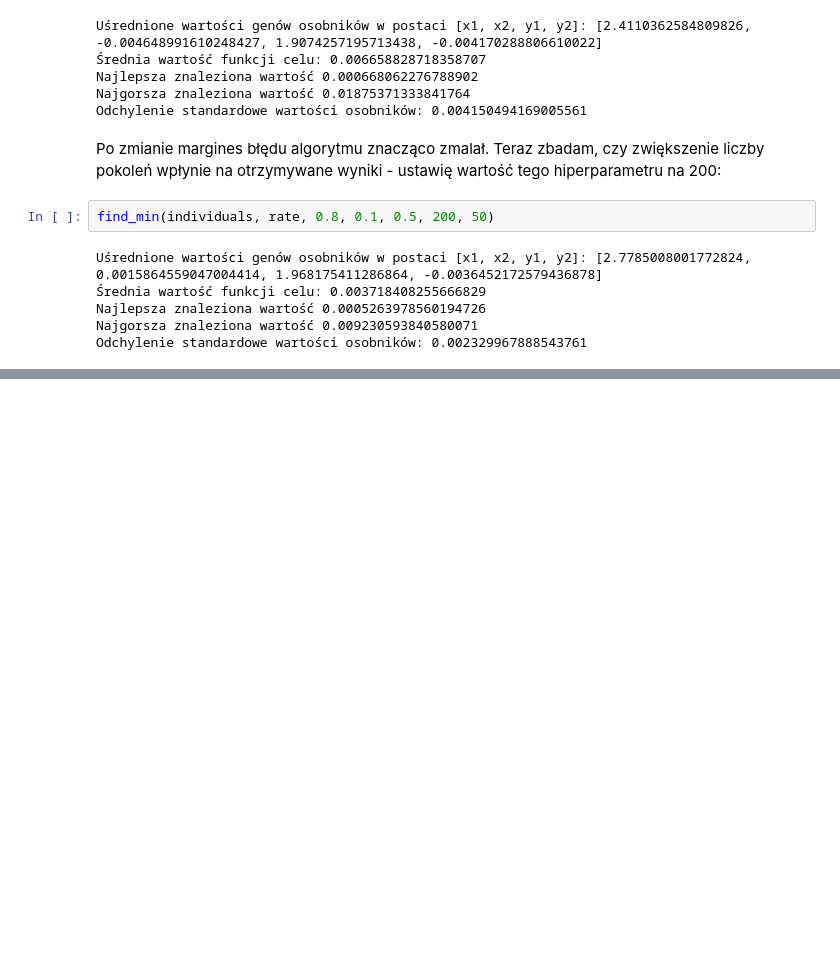
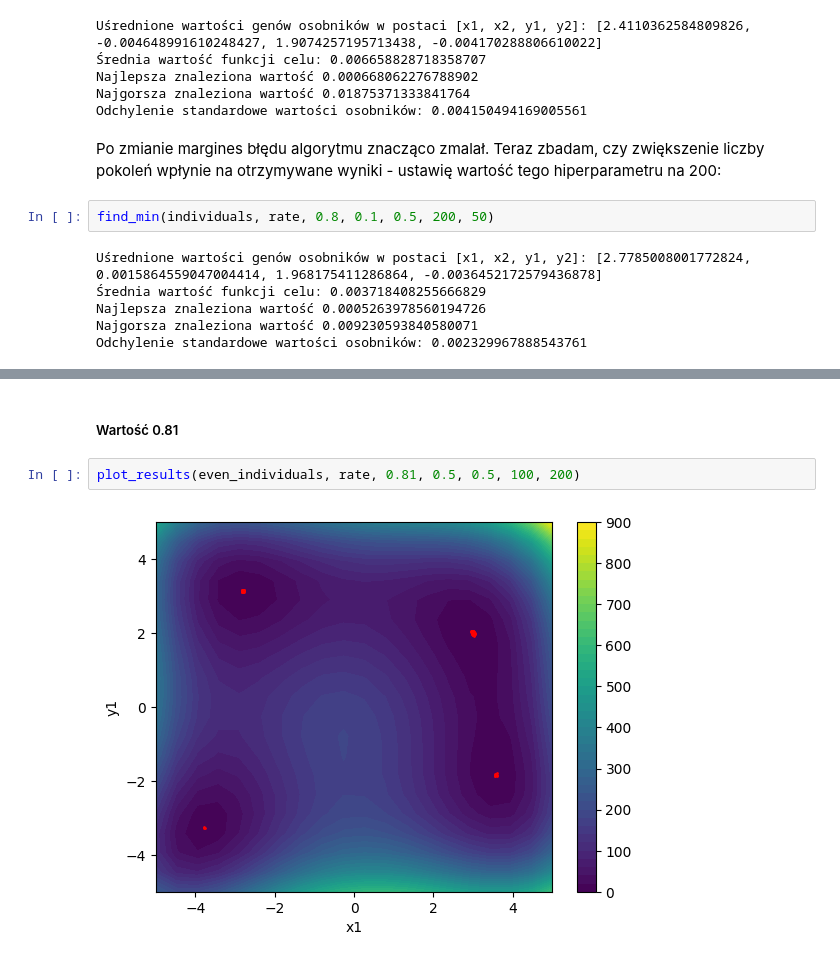
Before and after one commit to maksnowak/evolutionary-algorithm, a Jupyter notebook: zad2.ipynb, the cells around one changed output, grey strips where cells are left out. Drawn from its saved outputs; the diff is of its cells as text; blank space fills up the shorter version.

```diff
--- a/zad2.ipynb
+++ b/zad2.ipynb
@@ -215,0 +300,6 @@ Podczas przeprowadzania eksperymentów po każdym etapie działania algorytmu ew
+# %% [markdown]
+##### Wartość 0.81
+# %%
+plot_results(even_individuals, rate, 0.81, 0.5, 0.5, 100, 200)
+# %% [output]
+[figure, added]
```
Also changed, not shown: parts of 41 cells of this notebook.
